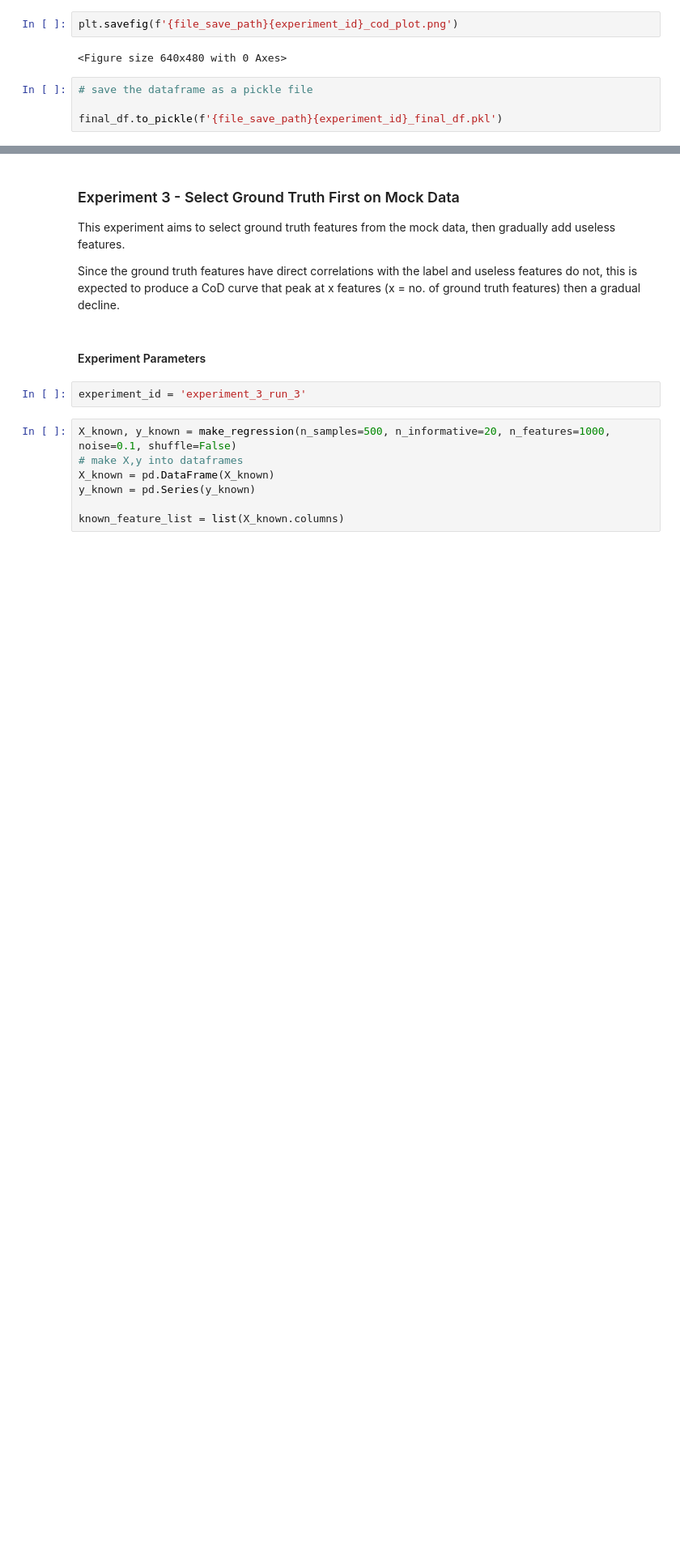
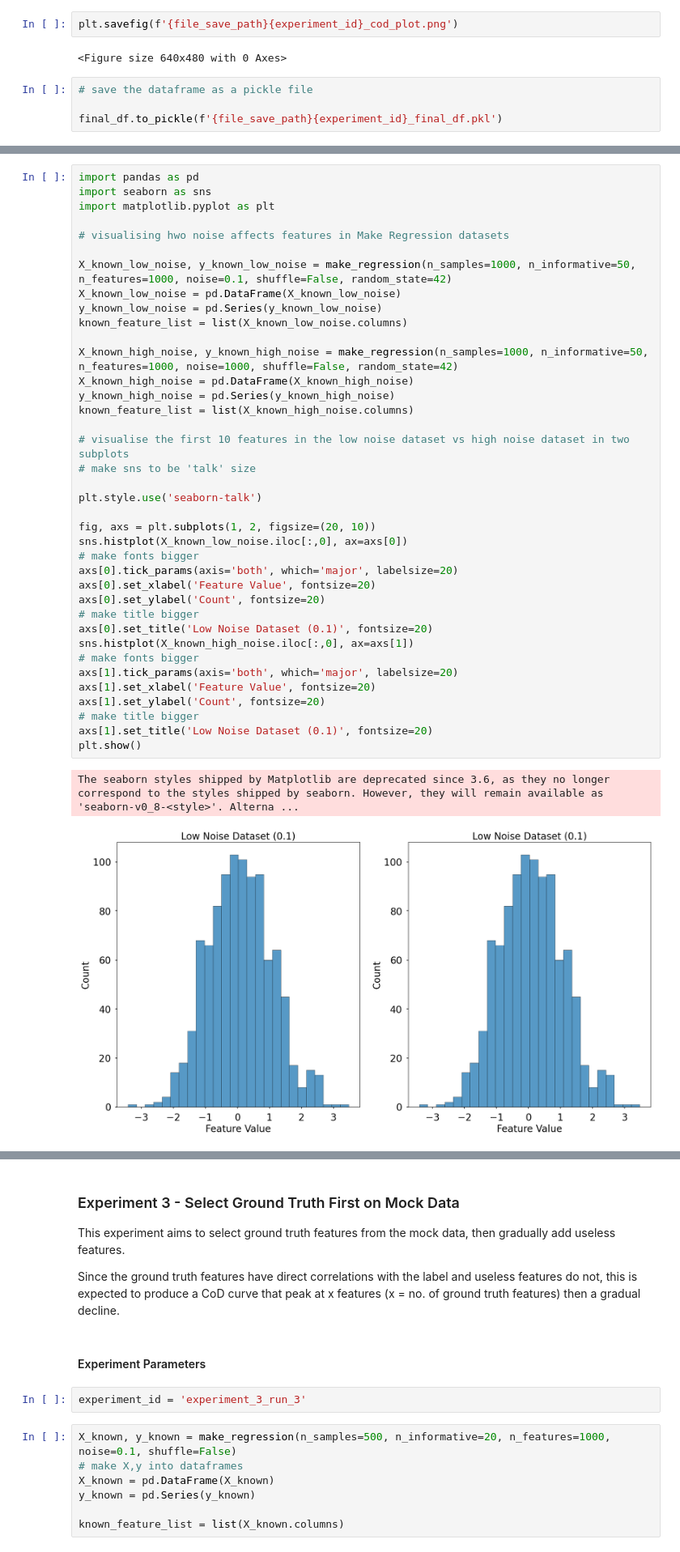
Before and after one commit to AnEvilBurrito/ode-biomarker-project, a Jupyter notebook: project-syvalid/SYVALID_AN01_Curse_of_dimen.ipynb, the cells around one changed output, grey strips where cells are left out. Shown at 81% size. Saved outputs shown, nothing was run; the diff lists cells and outputs as text; blank space fills up the shorter version.

```diff
--- a/project-syvalid/SYVALID_AN01_Curse_of_dimen.ipynb
+++ b/project-syvalid/SYVALID_AN01_Curse_of_dimen.ipynb
@@ -493,0 +496,41 @@ final_df.to_pickle(f'{file_save_path}{experiment_id}_final_df.pkl')
+# %%
+import pandas as pd
+import seaborn as sns
+import matplotlib.pyplot as plt
+
+# visualising hwo noise affects features in Make Regression datasets
+
+X_known_low_noise, y_known_low_noise = make_regression(n_samples=1000, n_informative=50, n_features=1000, noise=0.1, shuffle=False, random_state=42)
+X_known_low_noise = pd.DataFrame(X_known_low_noise)
+y_known_low_noise = pd.Series(y_known_low_noise)
+known_feature_list = list(X_known_low_noise.columns)
+
+X_known_high_noise, y_known_high_noise = make_regression(n_samples=1000, n_informative=50, n_features=1000, noise=1000, shuffle=False, random_state=42)
+X_known_high_noise = pd.DataFrame(X_known_high_noise)
+y_known_high_noise = pd.Series(y_known_high_noise)
+known_feature_list = list(X_known_high_noise.columns)
+
+# visualise the first 10 features in the low noise dataset vs high noise dataset in two subplots
+# make sns to be 'talk' size
+
+plt.style.use('seaborn-talk')
+
+fig, axs = plt.subplots(1, 2, figsize=(20, 10))
+sns.histplot(X_known_low_noise.iloc[:,0], ax=axs[0])
+# make fonts bigger
+axs[0].tick_params(axis='both', which='major', labelsize=20)
+axs[0].set_xlabel('Feature Value', fontsize=20)
+axs[0].set_ylabel('Count', fontsize=20)
+# make title bigger
+axs[0].set_title('Low Noise Dataset (0.1)', fontsize=20)
+sns.histplot(X_known_high_noise.iloc[:,0], ax=axs[1])
+# make fonts bigger
+axs[1].tick_params(axis='both', which='major', labelsize=20)
+axs[1].set_xlabel('Feature Value', fontsize=20)
+axs[1].set_ylabel('Count', fontsize=20)
+# make title bigger
+axs[1].set_title('Low Noise Dataset (0.1)', fontsize=20)
+plt.show()
+# %% [output]
+The seaborn styles shipped by Matplotlib are deprecated since 3.6, as they no longer correspond to the styles shipped by seaborn. However, they will remain available as 'seaborn-v0_8-<style>'. Alterna ...
+[figure, added]
```
Also changed, not shown: parts of 3 cells of this notebook.
